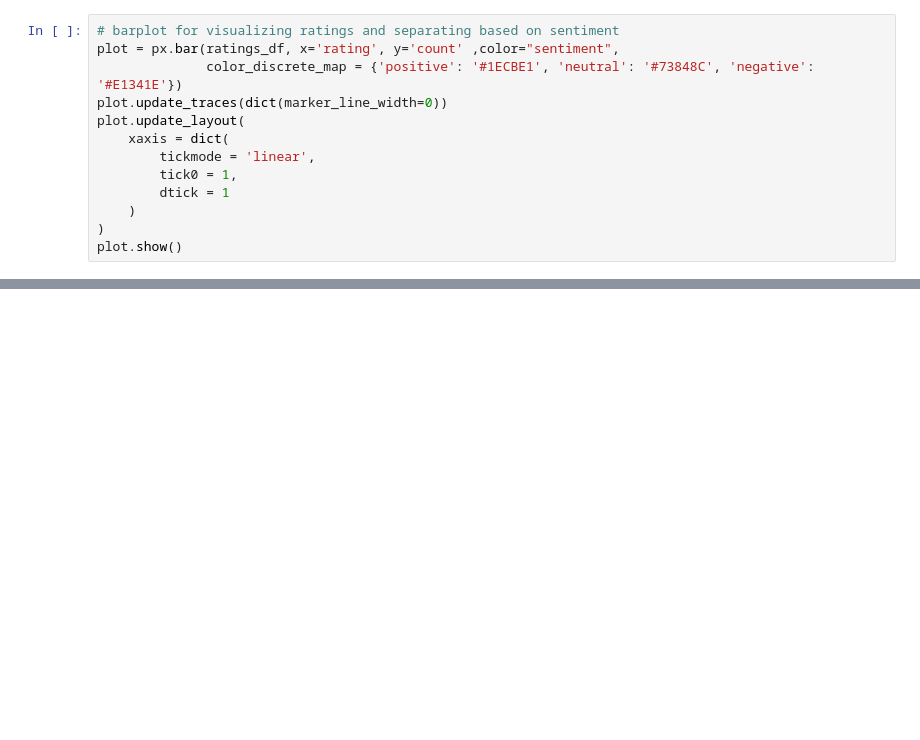
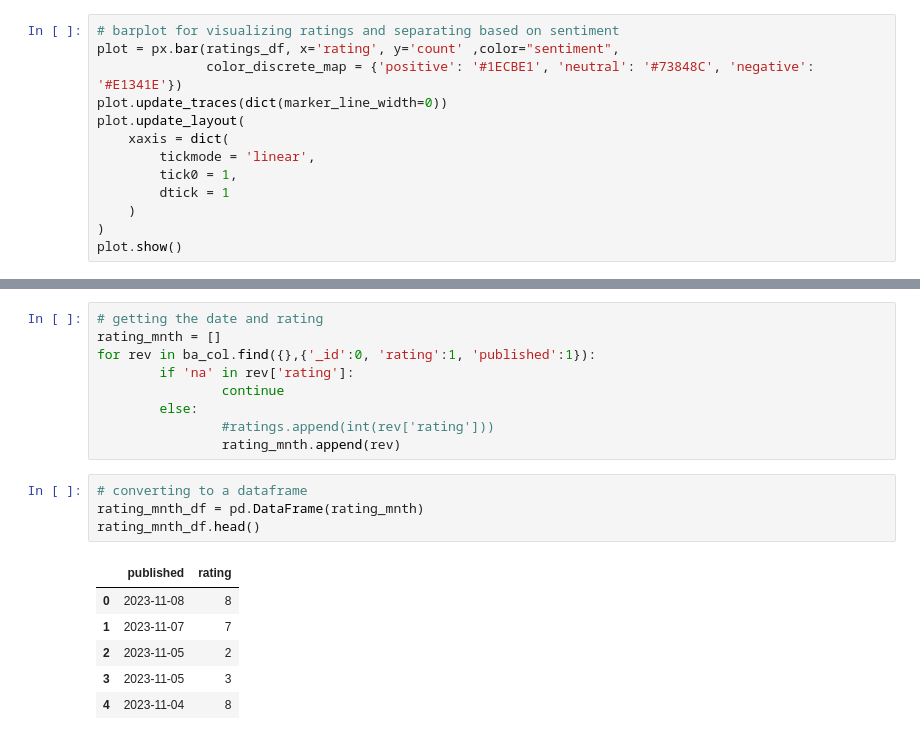
Before and after one commit to nitish-sadhu/ba_review_analysis, a Jupyter notebook: visualisation.ipynb, the cells around one changed output, grey strips where cells are left out. Drawn from its saved outputs; the diff is of its cells as text; blank space fills up the shorter version.

```diff
--- a/visualisation.ipynb
+++ b/visualisation.ipynb
@@ -213,0 +270,20 @@ plot.show()
+# %%
+# getting the date and rating
+rating_mnth = []
+for rev in ba_col.find({},{'_id':0, 'rating':1, 'published':1}):
+        if 'na' in rev['rating']:
+                continue
+        else:
+                #ratings.append(int(rev['rating']))
+                rating_mnth.append(rev)
+# %%
+# converting to a dataframe
+rating_mnth_df = pd.DataFrame(rating_mnth)
+rating_mnth_df.head()
+# %% [output]
+|  | published | rating |
+| 0 | 2023-11-08 | 8 |
+| 1 | 2023-11-07 | 7 |
+| 2 | 2023-11-05 | 2 |
+| 3 | 2023-11-05 | 3 |
+| 4 | 2023-11-04 | 8 |
```
Also changed, not shown: parts of 16 cells of this notebook.
